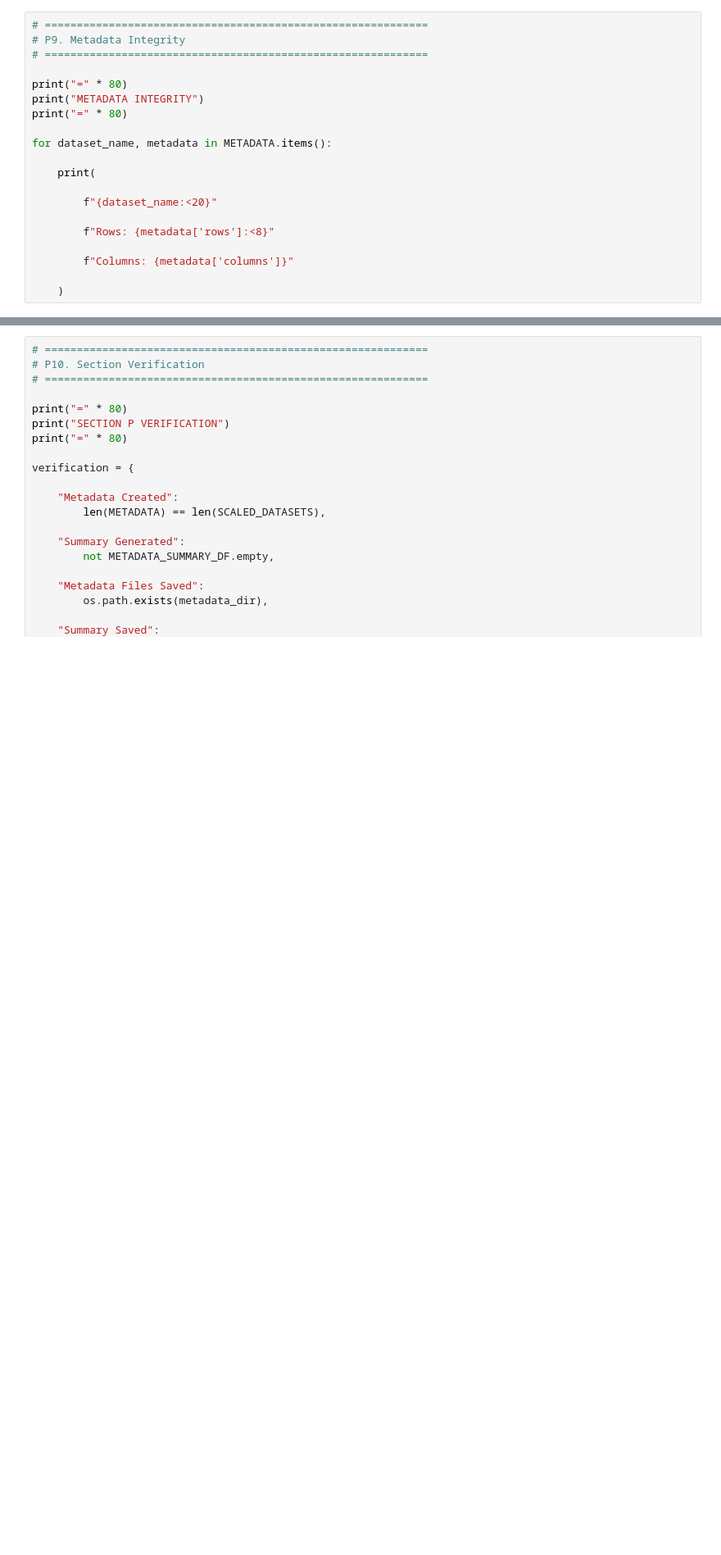
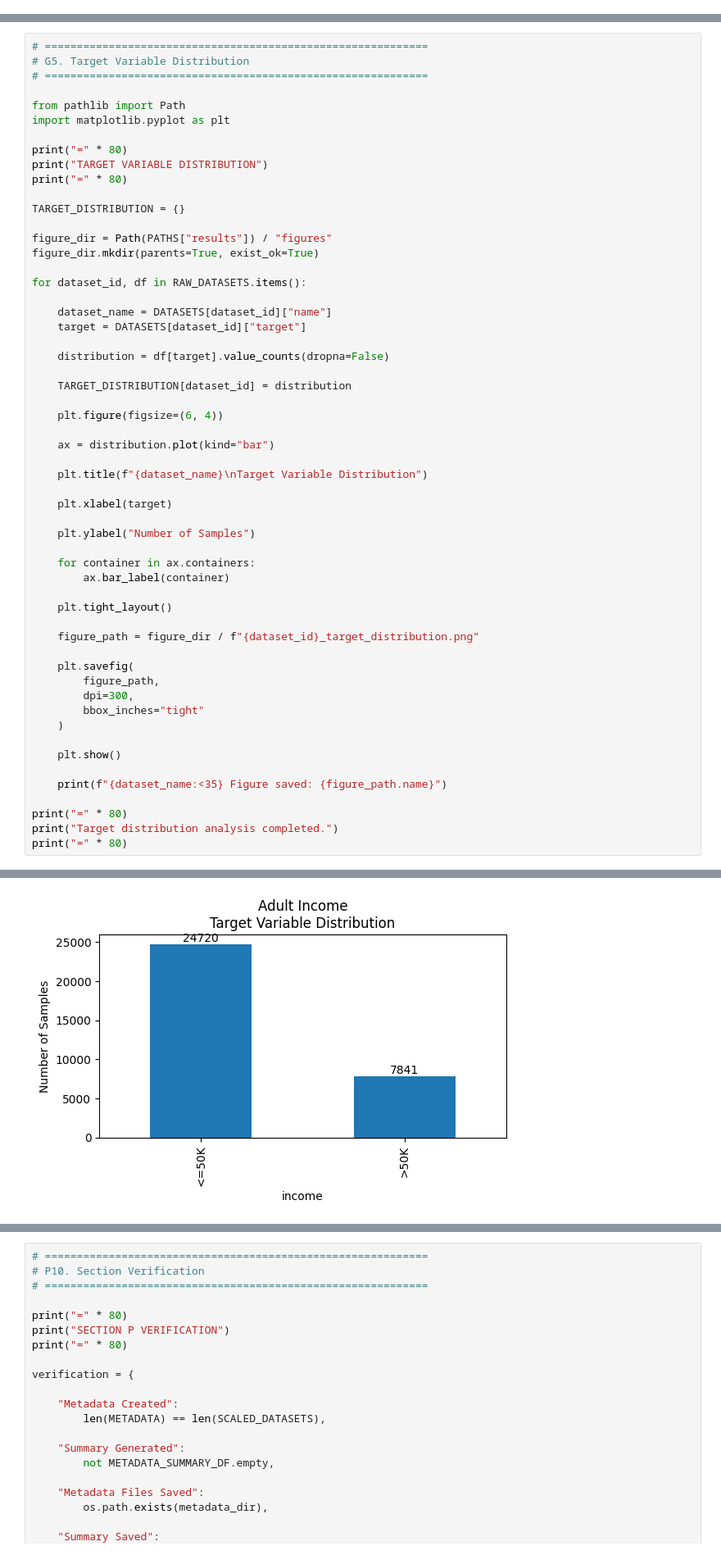
Before and after one commit to amzad-786githumb/Privacy-Preserving-Synthetic-Tabular-Data-Generation-Using-Generative-Adversarial-Networks, a Jupyter notebook: 02_Data_Preprocessing.ipynb, the cells around one changed output, grey strips where cells are left out. Shown at 82% size. Drawn from its saved outputs; the diff is of its cells as text; blank space fills up the shorter version.

```diff
--- a/02_Data_Preprocessing.ipynb
+++ b/02_Data_Preprocessing.ipynb
@@ -5701,20 +798,0 @@ DIABETES_130US
-# %%
-# ============================================================
-# P9. Metadata Integrity
-# ============================================================
-
-print("=" * 80)
-print("METADATA INTEGRITY")
-print("=" * 80)
-
-for dataset_name, metadata in METADATA.items():
-
-    print(
-
-        f"{dataset_name:<20}"
-
-        f"Rows: {metadata['rows']:<8}"
-
-        f"Columns: {metadata['columns']}"
-
-    )
@@ -5727,0 +2668,57 @@ diabetes_130us      Rows: 101766  Columns: 48
+# %%
+# ============================================================
+# G5. Target Variable Distribution
+# ============================================================
+
+from pathlib import Path
+import matplotlib.pyplot as plt
+
+print("=" * 80)
+print("TARGET VARIABLE DISTRIBUTION")
+print("=" * 80)
+
+TARGET_DISTRIBUTION = {}
+
+figure_dir = Path(PATHS["results"]) / "figures"
+figure_dir.mkdir(parents=True, exist_ok=True)
+
+for dataset_id, df in RAW_DATASETS.items():
+
+    dataset_name = DATASETS[dataset_id]["name"]
+    target = DATASETS[dataset_id]["target"]
+
+    distribution = df[target].value_counts(dropna=False)
+
+    TARGET_DISTRIBUTION[dataset_id] = distribution
+
+    plt.figure(figsize=(6, 4))
+
+    ax = distribution.plot(kind="bar")
+
+    plt.title(f"{dataset_name}\nTarget Variable Distribution")
+
+    plt.xlabel(target)
+
+    plt.ylabel("Number of Samples")
+
+    for container in ax.containers:
+        ax.bar_label(container)
+
+    plt.tight_layout()
+
+    figure_path = figure_dir / f"{dataset_id}_target_distribution.png"
+
+    plt.savefig(
+        figure_path,
+        dpi=300,
+        bbox_inches="tight"
+    )
+
+    plt.show()
+
+    print(f"{dataset_name:<35} Figure saved: {figure_path.name}")
+
+print("=" * 80)
+print("Target distribution analysis completed.")
+print("=" * 80)
+# %% [output]
@@ -5727,0 +2728 @@ diabetes_130us      Rows: 101766  Columns: 48
+[figure, added]
```
Also changed, not shown: parts of 334 cells of this notebook.
